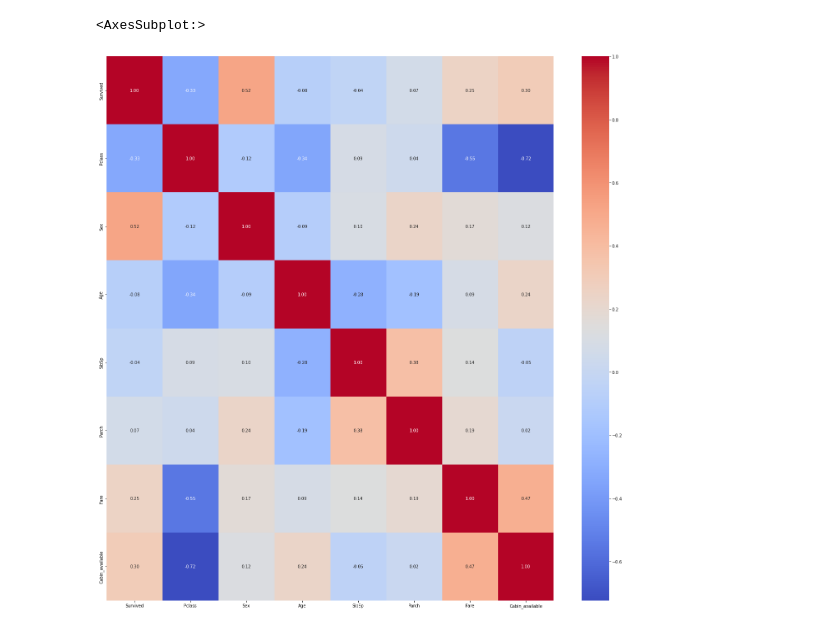
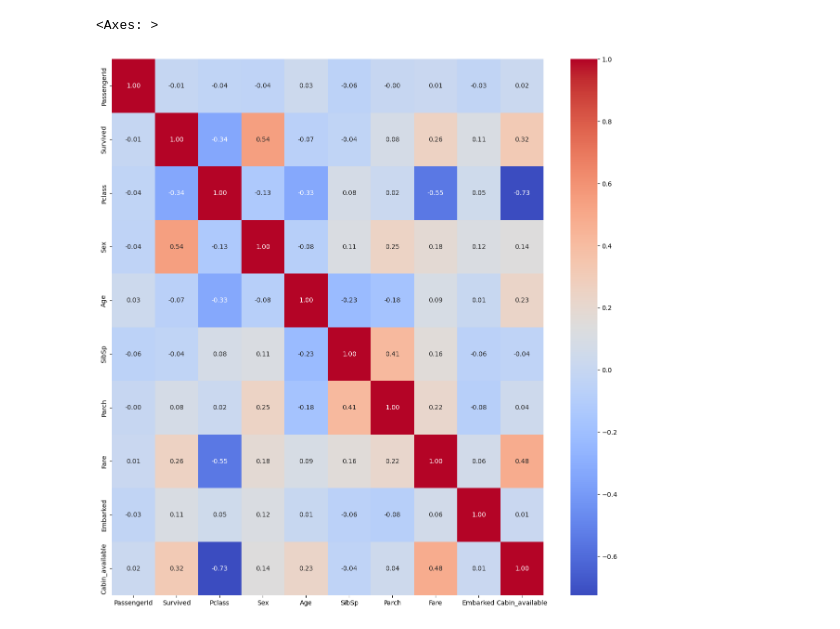
Before and after one commit to FreeWiner/titanic, a Jupyter notebook: main.ipynb, the cells around one changed output. Drawn from its saved outputs; the diff is of its cells as text; code cells hidden in the pictures.

```diff
--- a/main.ipynb
+++ b/main.ipynb
@@ -13,8 +13,8 @@ import seaborn as sns
 warnings.filterwarnings('ignore')
 %matplotlib inline
 # %%
-test_df = pd.read_csv('C:/Users/ivc101-105/Downloads/test.csv')
-train_df = pd.read_csv('C:/Users/ivc101-105/Downloads/train.csv')
+test_df = pd.read_csv('data/test.csv')
+train_df = pd.read_csv('data/train.csv')
 # %%
 test_df.head()
 # %% [output]
@@ -29,5 +27,3 @@ test_df.set_index('PassengerId', inplace=True)
-# %%
-train_df.set_index('PassengerId', inplace=True)
 # %%
 test_df.info()
 # %% [output]
@@ -179,7 +200,7 @@ test_df['Cabin_available'] = np.where(test_df['Cabin'].isnull(), 0,1)
 # %%
-train_df['Embarked'].replace(np.nan, 'S', inplace = True)
+train_df['Embarked'].replace(np.nan, 0, inplace = True)
 
-test_df['Embarked'].replace(np.nan, 'S', inplace = True)
+test_df['Embarked'].replace(np.nan, 0, inplace = True)
 # %%
 test_df.isnull().sum()
 # %% [output]
@@ -219,8 +263,8 @@ train_df.drop_duplicates(ignore_index=True, inplace=True)
 # %%
 
 corr = train_df.corr()
-plt.figure(figsize=(24, 24))
+plt.figure(figsize=(15, 15))
 sns.heatmap(corr, annot=True, fmt='.2f', cmap='coolwarm')
 # %% [output]
-<AxesSubplot:>
+<Axes: >
-[figure, old version]
+[figure, new version]
```
Also changed, not shown: parts of 28 cells of this notebook.
